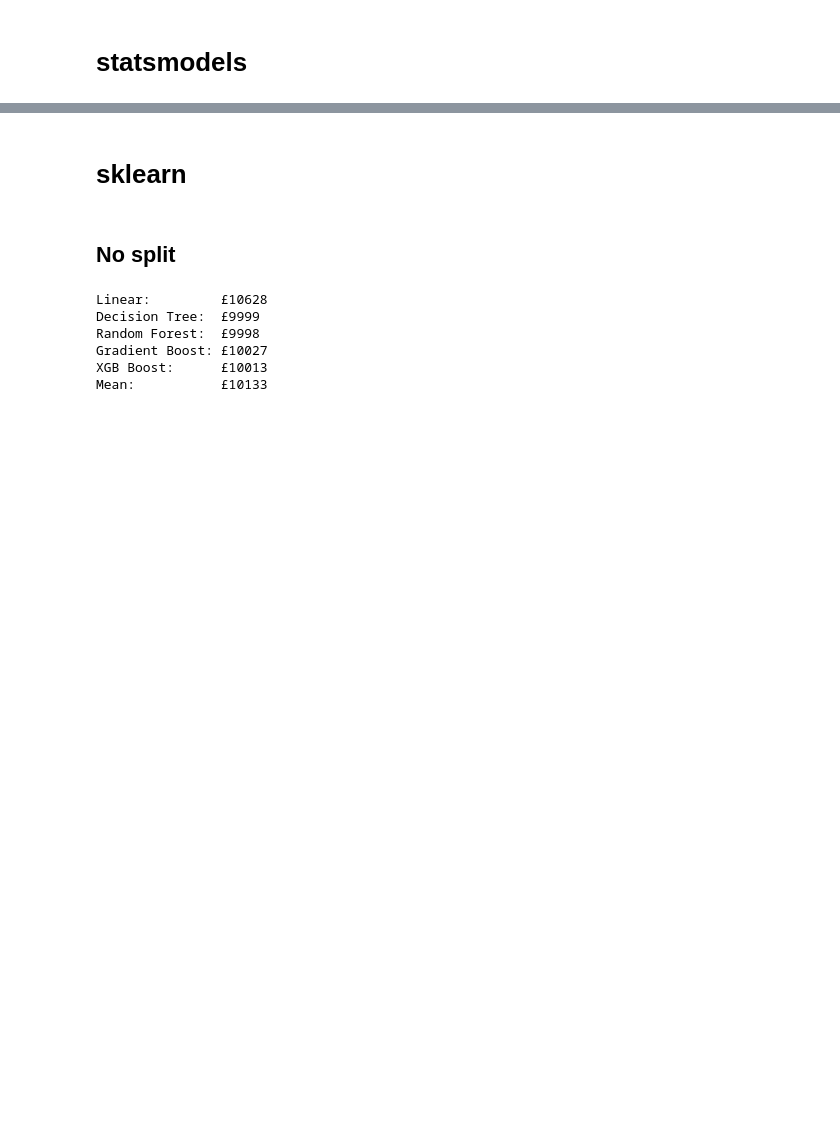
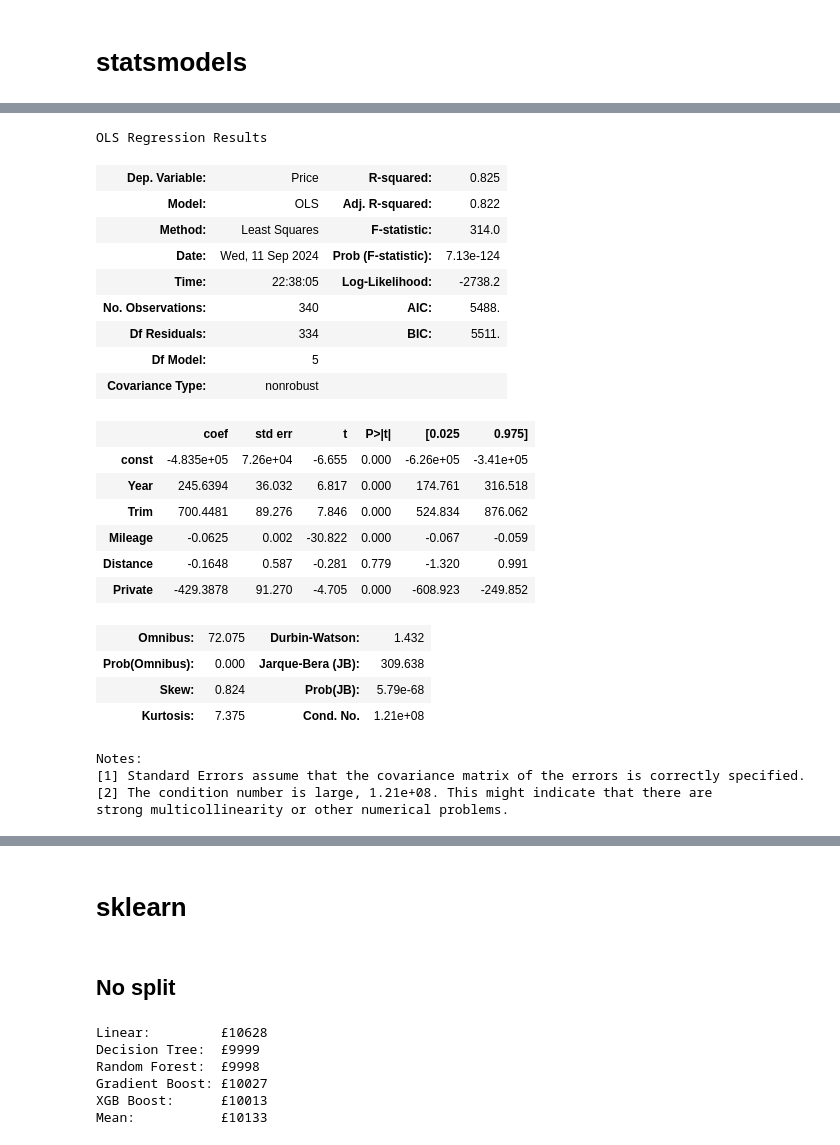
Before and after one commit to jamesdeluk/data-projects, a Jupyter notebook: st.ipynb, the cells around one changed output, grey strips where cells are left out. Cells and saved outputs as stored; diff of their text form; code cells hidden in the pictures; blank space fills up the shorter version.

```diff
--- a/st.ipynb
+++ b/st.ipynb
@@ -45,10 +45,14 @@ private_gen7_st2_data = data[(data['Private'] == 1) & (data['Generation'] == 7)
 trade_gen7_st2_data = data[(data['Private'] == 0) & (data['Generation'] == 7) & (data['Trim'] == 0)]
 private_gen7_st3_data = data[(data['Private'] == 1) & (data['Generation'] == 7) & (data['Trim'] == 1)]
 trade_gen7_st3_data = data[(data['Private'] == 0) & (data['Generation'] == 7) & (data['Trim'] == 1)]
+
 private_gen8_st2_data = data[(data['Private'] == 1) & (data['Generation'] == 8) & (data['Trim'] == 0)]
 trade_gen8_st2_data = data[(data['Private'] == 0) & (data['Generation'] == 8) & (data['Trim'] == 0)]
 private_gen8_st3_data = data[(data['Private'] == 1) & (data['Generation'] == 8) & (data['Trim'] == 1)]
 trade_gen8_st3_data = data[(data['Private'] == 0) & (data['Generation'] == 8) & (data['Trim'] == 1)]
+
+gen7_data = data[data['Generation'] == 7]
+gen8_data = data[data['Generation'] == 8]
 # %% [markdown]
 # Graphs
 # %%
@@ -158,0 +275,6 @@ vif
+# %%
+y = data['Price']
+x1 = data[['Generation','Trim','Mileage','Private']]
+x = sm.add_constant(x1)
+model_ols = sm.OLS(y,x).fit()
+model_ols.summary()
@@ -158,0 +306,6 @@ vif
+# %%
+y = data['Price']
+x1 = data[['Year','Trim','Mileage','Private']]
+x = sm.add_constant(x1)
+model_ols = sm.OLS(y,x).fit()
+model_ols.summary()
@@ -158,0 +337,32 @@ vif
+# %%
+y = gen7_data['Price']
+x1 = gen7_data[['Year','Trim','Mileage','Distance','Private']]
+x = sm.add_constant(x1)
+model_ols = sm.OLS(y,x).fit()
+model_ols.summary()
+# %% [output]
+OLS Regression Results
+| Dep. Variable: | Price | R-squared: | 0.825 |
+| Model: | OLS | Adj. R-squared: | 0.822 |
+| Method: | Least Squares | F-statistic: | 314.0 |
+| Date: | Wed, 11 Sep 2024 | Prob (F-statistic): | 7.13e-124 |
+| Time: | 22:38:05 | Log-Likelihood: | -2738.2 |
+| No. Observations: | 340 | AIC: | 5488. |
+| Df Residuals: | 334 | BIC: | 5511. |
+| Df Model: | 5 |  |  |
+| Covariance Type: | nonrobust |  |  |
+|  | coef | std err | t | P>|t| | [0.025 | 0.975] |
+| const | -4.835e+05 | 7.26e+04 | -6.655 | 0.000 | -6.26e+05 | -3.41e+05 |
+| Year | 245.6394 | 36.032 | 6.817 | 0.000 | 174.761 | 316.518 |
+| Trim | 700.4481 | 89.276 | 7.846 | 0.000 | 524.834 | 876.062 |
+| Mileage | -0.0625 | 0.002 | -30.822 | 0.000 | -0.067 | -0.059 |
+| Distance | -0.1648 | 0.587 | -0.281 | 0.779 | -1.320 | 0.991 |
+| Private | -429.3878 | 91.270 | -4.705 | 0.000 | -608.923 | -249.852 |
+| Omnibus: | 72.075 | Durbin-Watson: | 1.432 |
+| Prob(Omnibus): | 0.000 | Jarque-Bera (JB): | 309.638 |
+| Skew: | 0.824 | Prob(JB): | 5.79e-68 |
+| Kurtosis: | 7.375 | Cond. No. | 1.21e+08 |
+Notes:
+[1] Standard Errors assume that the covariance matrix of the errors is correctly specified.
+[2] The condition number is large, 1.21e+08. This might indicate that there are
+strong multicollinearity or other numerical problems.
```
Also changed, not shown: parts of 14 cells of this notebook, 1 other file.
